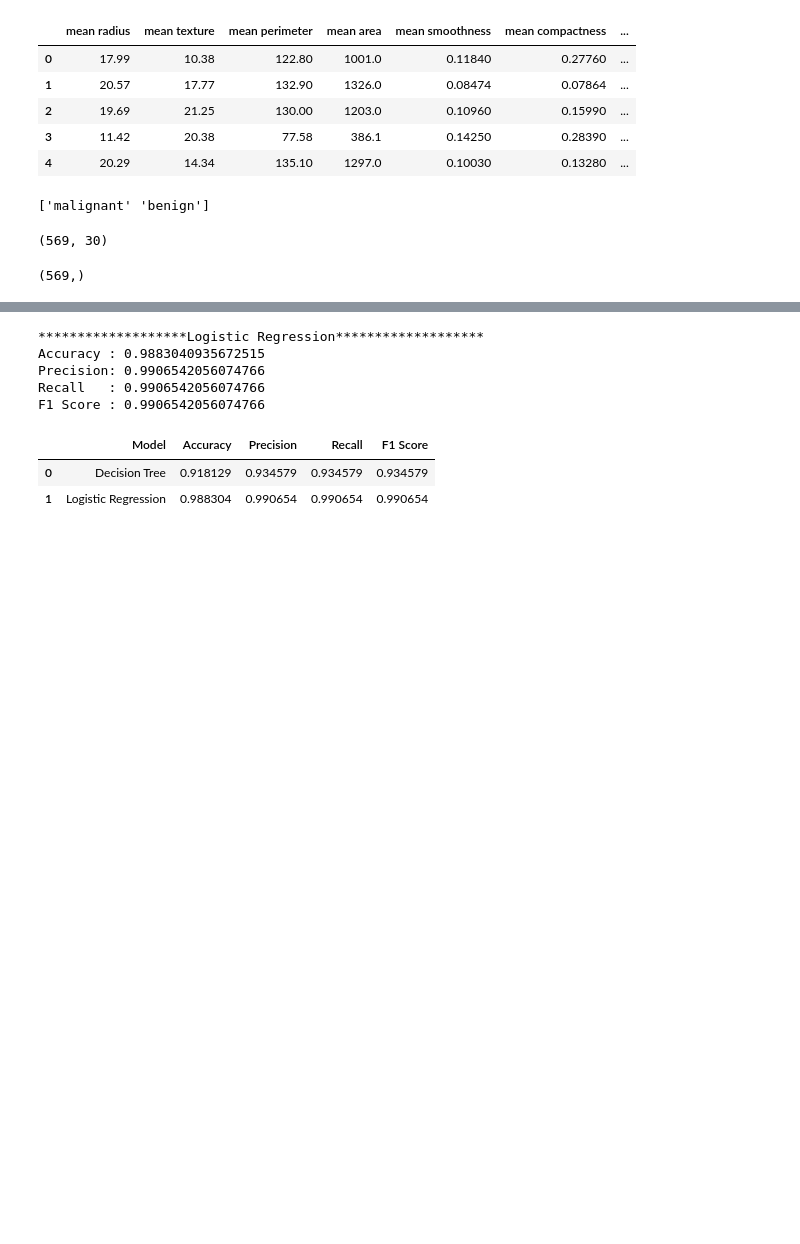
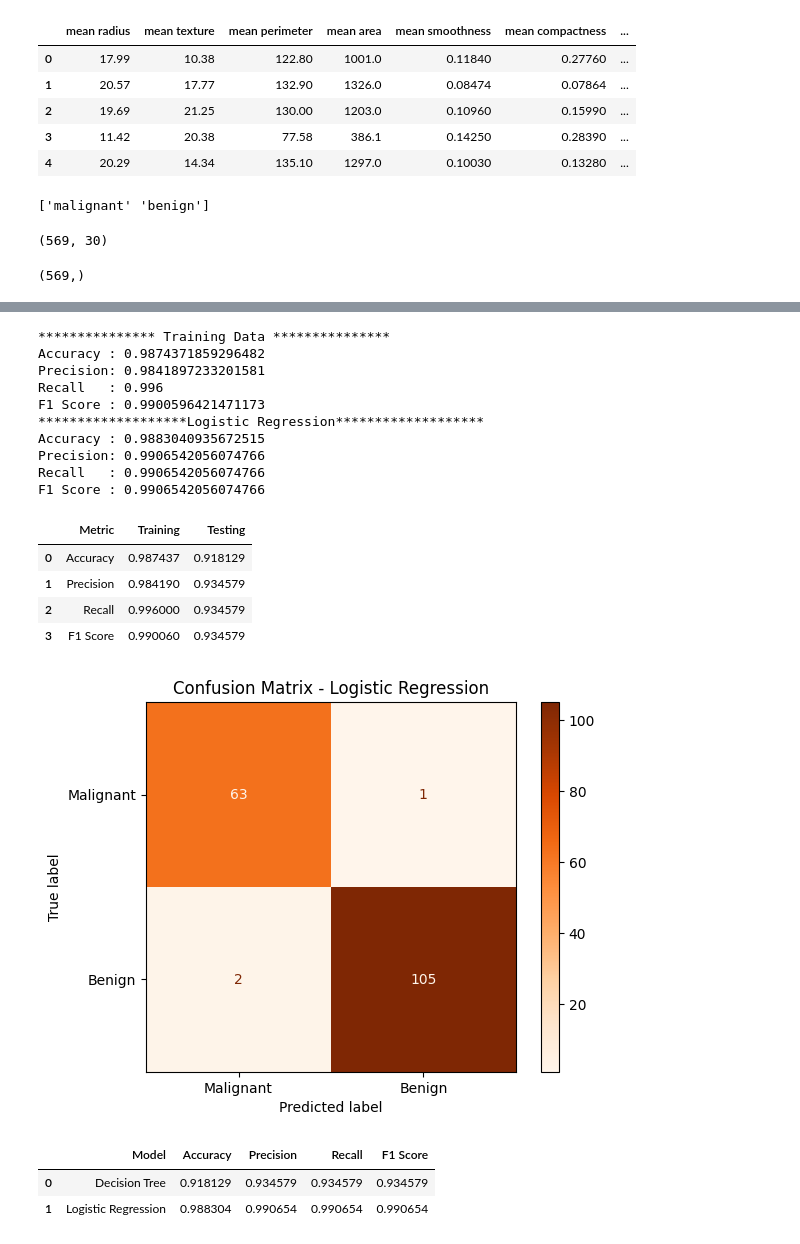
Before and after one commit to dhanusherramuri/AML_MSIS, a Jupyter notebook: AML_LAB_4_PROJECT(25-08-2026).ipynb, the cells around one changed output, grey strips where cells are left out. Saved outputs shown, nothing was run; the diff lists cells and outputs as text; code cells hidden in the pictures; blank space fills up the shorter version.

```diff
--- a/AML_LAB_4_PROJECT(25-08-2026).ipynb
+++ b/AML_LAB_4_PROJECT(25-08-2026).ipynb
@@ -171,38 +195,91 @@ F1_SCORE :  0.9345794392523364
 # %%
 #LOGISTIC REGRESSION#
 
+# from sklearn.linear_model import SGDClassifier
 from sklearn.linear_model import LogisticRegression
 from sklearn.preprocessing import StandardScaler
 
 scaler = StandardScaler()
 
 X_train_scaled = scaler.fit_transform(X_train)
 X_test_scaled = scaler.transform(X_test)
 
-lr_model = LogisticRegression(max_iter=10000)
+# lr_model = SGDClassifier(loss="log_loss",max_iter=10,random_state = 42) This can be used only if the No of epochs is too less
+# so as to cap the value strictily to the required no of cycles or else we can use the logistic regression in the normal manner
 
+lr_model = LogisticRegression(max_iter=100)
 lr_model.fit(X_train_scaled, y_train)
 
 y_pred = lr_model.predict(X_test_scaled)
+y_train_pred = lr_model.predict(X_train_scaled)
+
+train_accuracy = accuracy_score(y_train, y_train_pred)
+train_precision = precision_score(y_train, y_train_pred)
+train_recall = recall_score(y_train, y_train_pred)
+train_f1 = f1_score(y_train, y_train_pred)
+
+# print("***************Logisitic Regression Training Data ***************")
+# print("Accuracy :", train_accuracy)
+# print("Precision:", train_precision)
+# print("Recall   :", train_recall)
+# print("F1 Score :", train_f1)
 
 
 
 lr_accuracy = accuracy_score(y_test, y_pred)
 lr_precision = precision_score(y_test, y_pred)
 lr_recall = recall_score(y_test, y_pred)
 lr_f1 = f1_score(y_test, y_pred)
 
-print("*******************Logistic Regression*******************")
-print("Accuracy :", lr_accuracy)
-print("Precision:", lr_precision)
-print("Recall   :", lr_recall)
-print("F1 Score :", lr_f1)
+# print("*******************Logistic Regression Testing Data *******************")
+# print("Accuracy :", lr_accuracy)
+# print("Precision:", lr_precision)
+# print("Recall   :", lr_recall)
+# print("F1 Score :", lr_f1)
+
+results = pd.DataFrame({
+    "Metric": ["Accuracy", "Precision", "Recall", "F1 Score"],
+    "Training": [
+        train_accuracy,
+        train_precision,
+        train_recall,
+        train_f1
+    ],
+    "Testing": [
+        accuracy,
+        precision,
+        recall,
+        f1
+    ]
+})
+
+display(results)
+
+disp = ConfusionMatrixDisplay(
+    confusion_matrix=cm,
+    display_labels=['Malignant', 'Benign']
+)
+
+disp.plot(cmap='Oranges')
+plt.title("Confusion Matrix - Logistic Regression")
+plt.show()
 # %% [output]
+*************** Training Data ***************
+Accuracy : 0.9874371859296482
+Precision: 0.9841897233201581
+Recall   : 0.996
+F1 Score : 0.9900596421471173
 *******************Logistic Regression*******************
 Accuracy : 0.9883040935672515
 Precision: 0.9906542056074766
 Recall   : 0.9906542056074766
 F1 Score : 0.9906542056074766
+|  | Metric | Training | Testing |
+| 0 | Accuracy | 0.987437 | 0.918129 |
+| 1 | Precision | 0.984190 | 0.934579 |
+| 2 | Recall | 0.996000 | 0.934579 |
+| 3 | F1 Score | 0.990060 | 0.934579 |
+[figure, added]
 # %%
 results = pd.DataFrame({
     'Model': ['Decision Tree', 'Logistic Regression'],
```
Also changed, not shown: parts of 1 cell of this notebook.
